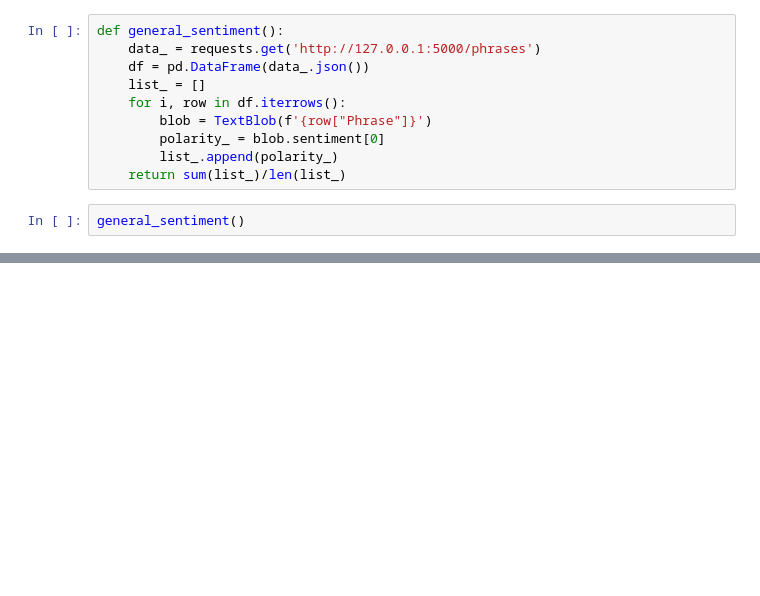
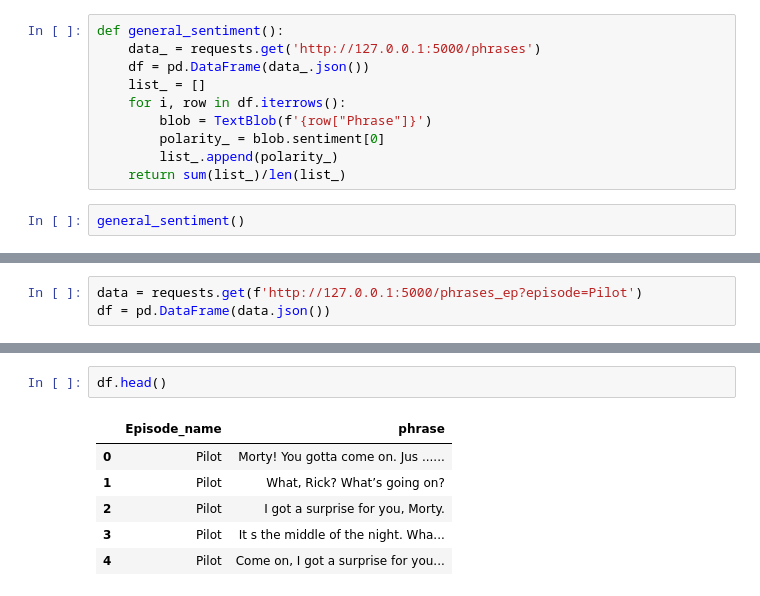
Before and after one commit to Jorge-Solana/Rick-and-Morty-sentiment-analysis, a Jupyter notebook: Rick_Morty Sentiment Analysis.ipynb, the cells around one changed output, grey strips where cells are left out. Drawn from its saved outputs; the diff is of its cells as text; blank space fills up the shorter version.

```diff
--- a/Rick_Morty Sentiment Analysis.ipynb
+++ b/Rick_Morty Sentiment Analysis.ipynb
@@ -552,0 +567,3 @@ general_sentiment()
+# %%
+data = requests.get(f'http://127.0.0.1:5000/phrases_ep?episode=Pilot')
+df = pd.DataFrame(data.json())
@@ -552,0 +594,9 @@ general_sentiment()
+# %%
+df.head()
+# %% [output]
+|  | Episode_name | phrase |
+| 0 | Pilot | Morty! You gotta come on. Jus ...... |
+| 1 | Pilot | What, Rick? What’s going on? |
+| 2 | Pilot | I got a surprise for you, Morty. |
+| 3 | Pilot | It s the middle of the night. Wha... |
+| 4 | Pilot | Come on, I got a surprise for you... |
```
Also changed, not shown: parts of 8 cells of this notebook, 4 other files.
